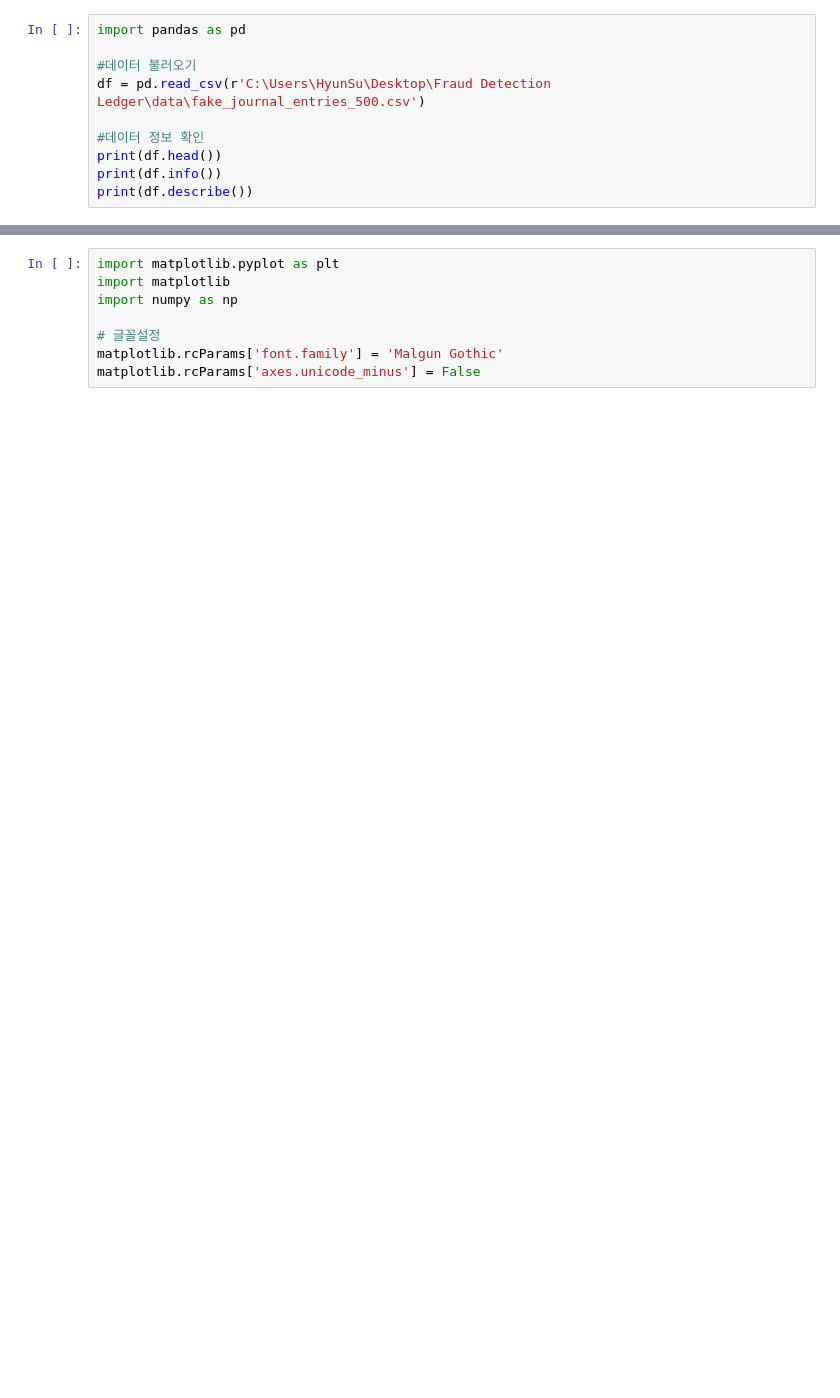
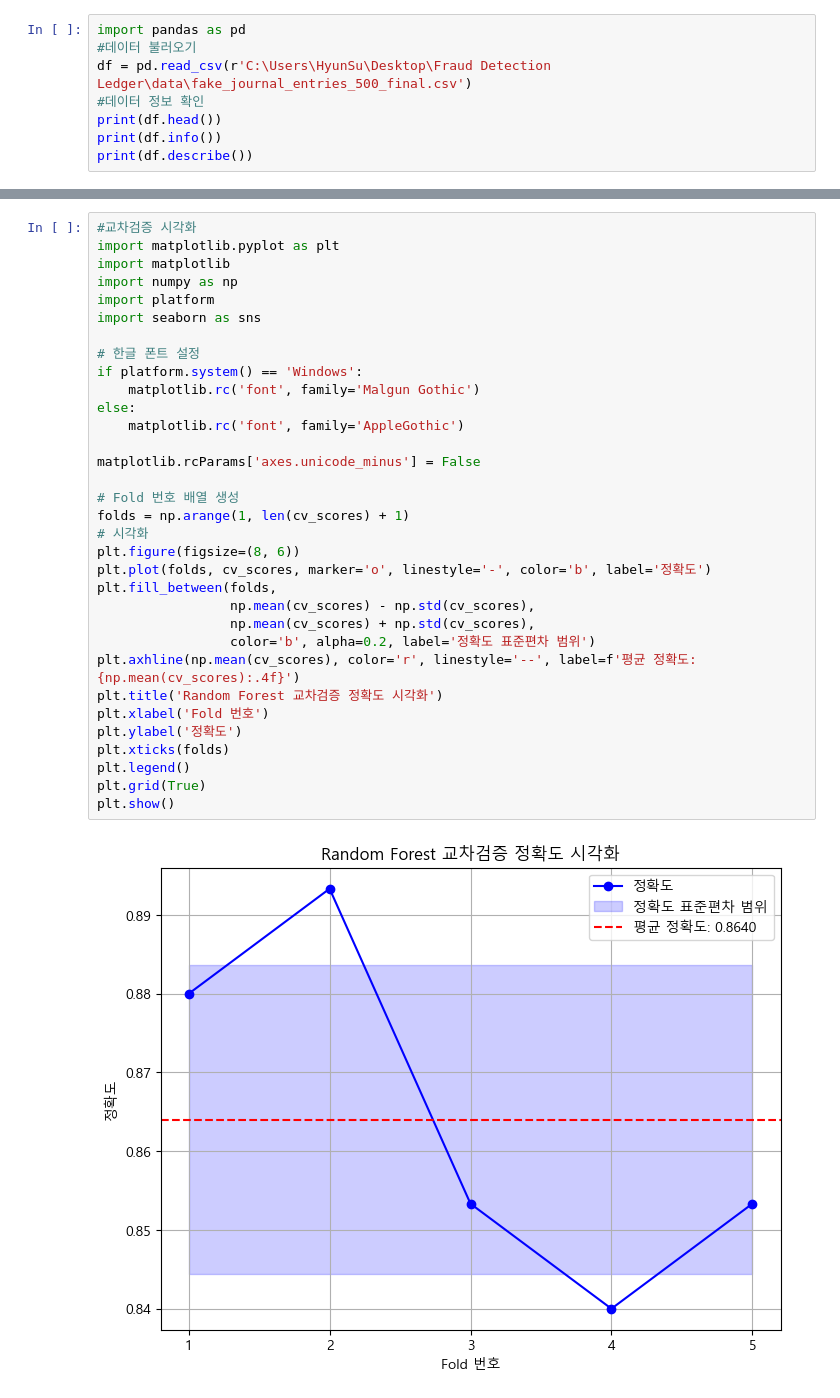
Before and after one commit to HyunSu1313/FraudDetction, a Jupyter notebook: notebooks/fraud_detection_final.ipynb, the cells around one changed output, grey strips where cells are left out. Drawn from its saved outputs; the diff is of its cells as text; blank space fills up the shorter version.

```diff
--- a/notebooks/fraud_detection_final.ipynb
+++ b/notebooks/fraud_detection_final.ipynb
@@ -5,9 +6,7 @@
 # %%
 import pandas as pd
-
 #데이터 불러오기
-df = pd.read_csv(r'C:\Users\HyunSu\Desktop\Fraud Detection Ledger\data\fake_journal_entries_500.csv')
-
+df = pd.read_csv(r'C:\Users\HyunSu\Desktop\Fraud Detection Ledger\data\fake_journal_entries_500_final.csv')
 #데이터 정보 확인
 print(df.head())
 print(df.info())
@@ -117,8 +151,35 @@ print(f"정확도 표준편차: {cv_scores.std():.4f}")
 # %%
+#교차검증 시각화
 import matplotlib.pyplot as plt
 import matplotlib
 import numpy as np
+import platform
+import seaborn as sns
 
-# 글꼴설정
-matplotlib.rcParams['font.family'] = 'Malgun Gothic'
+# 한글 폰트 설정
+if platform.system() == 'Windows':
+    matplotlib.rc('font', family='Malgun Gothic')
+else:
+    matplotlib.rc('font', family='AppleGothic')
+
 matplotlib.rcParams['axes.unicode_minus'] = False
+
+# Fold 번호 배열 생성
+folds = np.arange(1, len(cv_scores) + 1)
+# 시각화
+plt.figure(figsize=(8, 6))
+plt.plot(folds, cv_scores, marker='o', linestyle='-', color='b', label='정확도')
+plt.fill_between(folds,
+                 np.mean(cv_scores) - np.std(cv_scores),
+                 np.mean(cv_scores) + np.std(cv_scores),
+                 color='b', alpha=0.2, label='정확도 표준편차 범위')
+plt.axhline(np.mean(cv_scores), color='r', linestyle='--', label=f'평균 정확도: {np.mean(cv_scores):.4f}')
+plt.title('Random Forest 교차검증 정확도 시각화')
+plt.xlabel('Fold 번호')
+plt.ylabel('정확도')
+plt.xticks(folds)
+plt.legend()
+plt.grid(True)
+plt.show()
+# %% [output]
+[figure, added]
```
Also changed, not shown: parts of 15 cells of this notebook.
